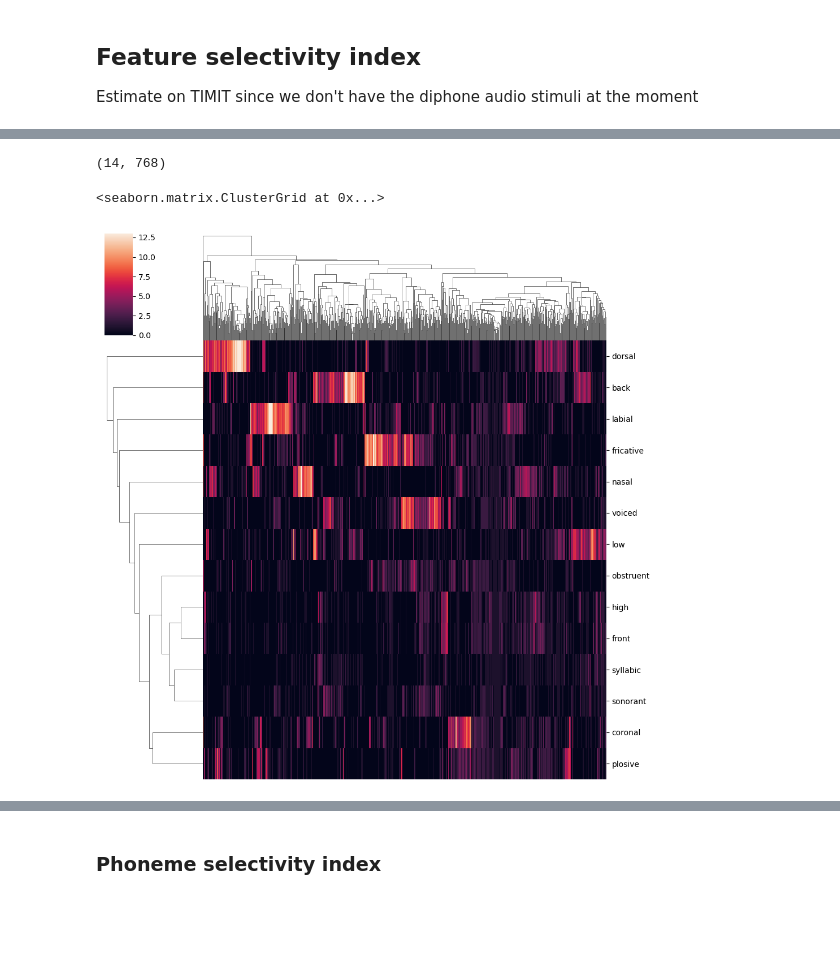
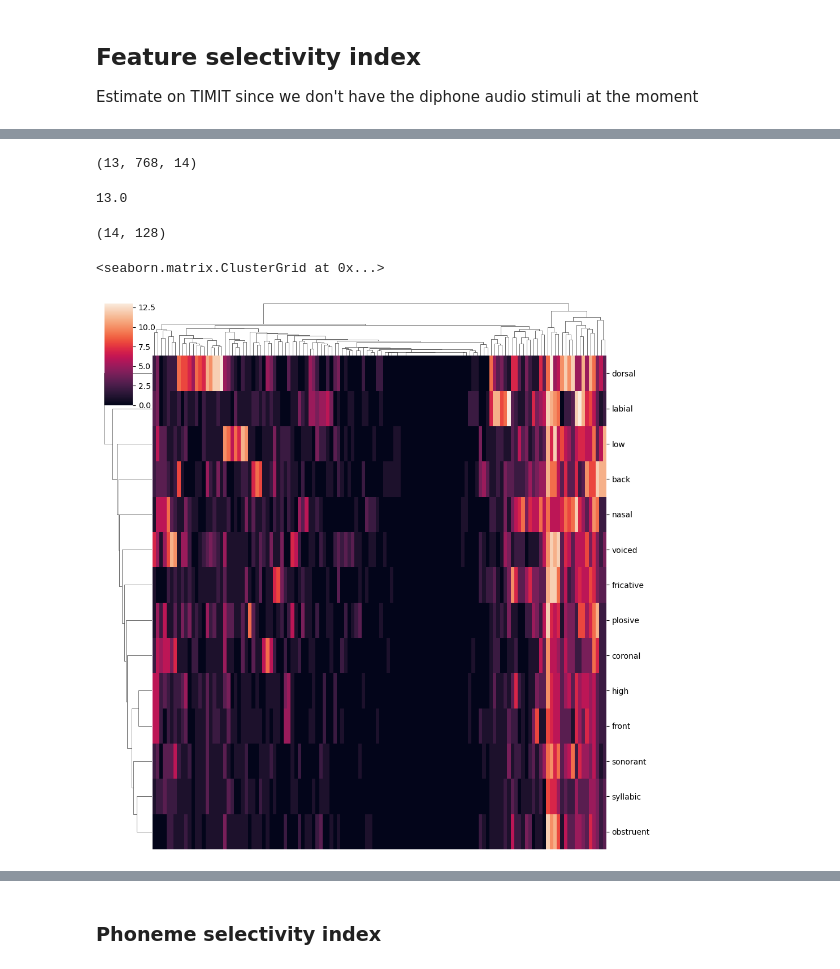
Before and after one commit to hans/ideal-word-representations, a Jupyter notebook: 20231121 acoustic-phonetic.ipynb, the cells around one changed output, grey strips where cells are left out. Saved outputs shown, nothing was run; the diff lists cells and outputs as text; code cells hidden in the pictures; blank space fills up the shorter version.

```diff
--- a/20231121 acoustic-phonetic.ipynb
+++ b/20231121 acoustic-phonetic.ipynb
@@ -383,14 +407,18 @@ feature_responses_mat = np.array([[np.array(feature_responses[layer, feature]).m
                                    for feature in feature_names]
                                   for layer in feature_eval_layers])
 feature_responses_mat = feature_responses_mat.transpose(0, 2, 1)
+# %%
+feature_responses_mat.shape
+# %% [output]
+(13, 768, 14)
 # %%
-feature_responses_mat -= feature_responses_mat.mean(axis=2, keepdims=True)
-feature_responses_mat /= feature_responses_mat.std(axis=2, keepdims=True)
+# feature_responses_mat -= feature_responses_mat.mean(axis=2, keepdims=True)
+# feature_responses_mat /= feature_responses_mat.std(axis=2, keepdims=True)
 # %%
 # For each feature--hidden unit pair, calculate feature selectivity index:
 # FSI_ij receives 1 point for every feature to which hidden unit i responds
 # more weakly than it did to feature j by a threshold (0.15).
-feature_selectivity_threshold = 2
+feature_selectivity_threshold = 0.01
 feature_selectivity = np.zeros_like(feature_responses_mat)
 
 for layer_idx in range(feature_selectivity.shape[0]):
@@ -402,14 +430,19 @@ for layer_idx in range(feature_selectivity.shape[0]):
                 feature_responses_mat[layer_idx, hidden_idx, :feature_idx],
                 feature_responses_mat[layer_idx, hidden_idx, feature_idx + 1:],
             ])
-            feature_selectivity[layer_idx, hidden_idx, feature_idx] = ((feature_response - other_feature_responses) > feature_selectivity_threshold).sum()
+            feature_selectivity[layer_idx, hidden_idx, feature_idx] = (np.abs(feature_response - other_feature_responses) > feature_selectivity_threshold).sum()
+# %%
+feature_selectivity.max()
+# %% [output]
+13.0
 # %%
-plot_layer = 0
+plot_layer = 6
 plot_data = feature_selectivity[plot_layer].T
-plot_data = plot_data[:, plot_data.sum(axis=0) > 0]
+# plot_data = plot_data[:, plot_data.sum(axis=0) > 5]
+plot_data = plot_data[:, np.random.choice(plot_data.shape[1], size=128, replace=False)]
 print(plot_data.shape)
-sns.clustermap(plot_data, yticklabels=feature_names, xticklabels=False)
+sns.clustermap(plot_data, yticklabels=feature_names, xticklabels=False, dendrogram_ratio=0.1,)
 # %% [output]
-(14, 768)
+(14, 128)
 <seaborn.matrix.ClusterGrid at 0x...>
-[figure, old version]
+[figure, new version]
```
Also changed, not shown: parts of 34 cells of this notebook.
